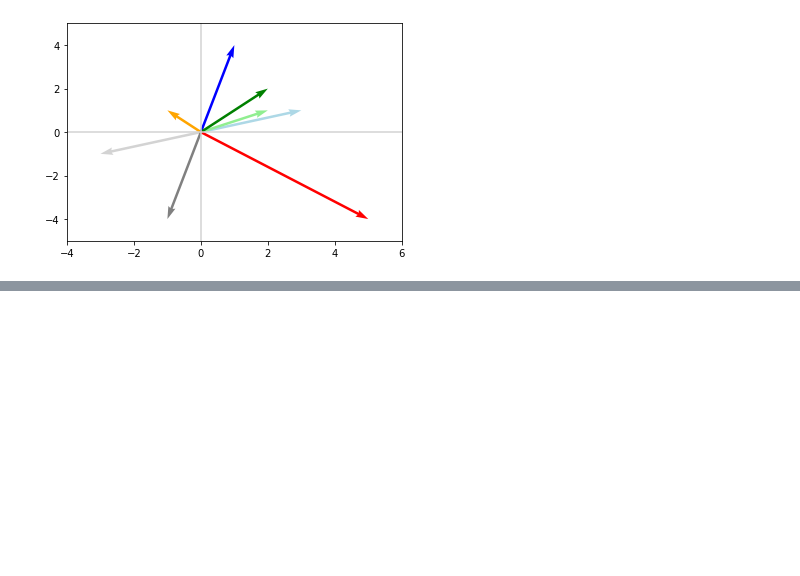
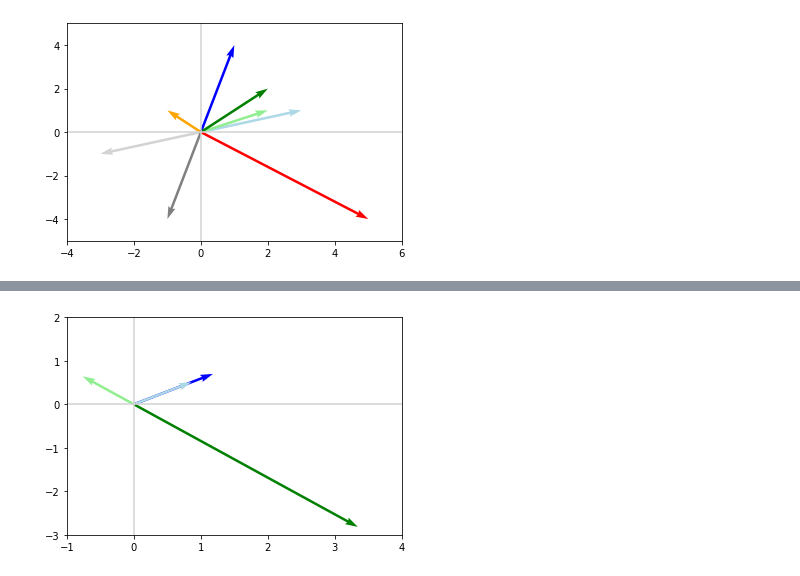
Before and after one commit to medhanies/math-ml-foundations, a Jupyter notebook: notebooks/2-linear-algebra-ii.ipynb, the cells around one changed output, grey strips where cells are left out. Saved outputs shown, nothing was run; the diff lists cells and outputs as text; code cells hidden in the pictures; blank space fills up the shorter version.

```diff
--- a/notebooks/2-linear-algebra-ii.ipynb
+++ b/notebooks/2-linear-algebra-ii.ipynb
@@ -196,0 +255,7 @@ _ = plt.ylim(-5, 5)
+# %%
+plot_vectors([Av, v, Av2, v2],
+            ['blue', 'lightblue', 'green', 'lightgreen'])
+plt.xlim(-1, 4)
+_ = plt.ylim(-3, 2)
+# %% [output]
+[figure, added]
```
Also changed, not shown: parts of 13 cells of this notebook.
